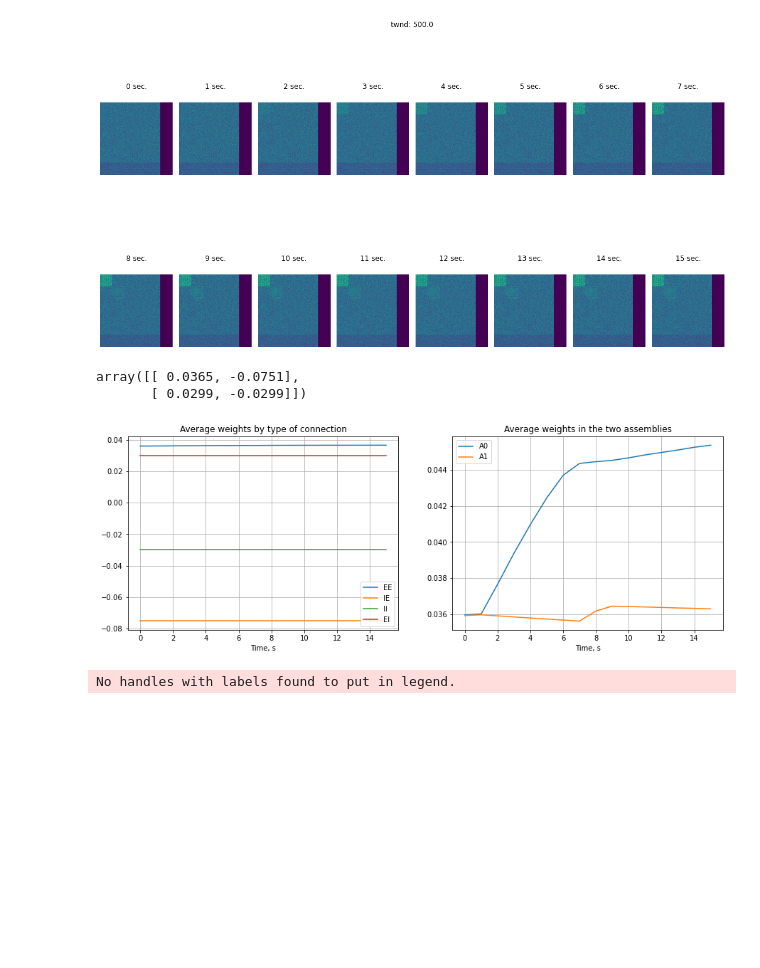
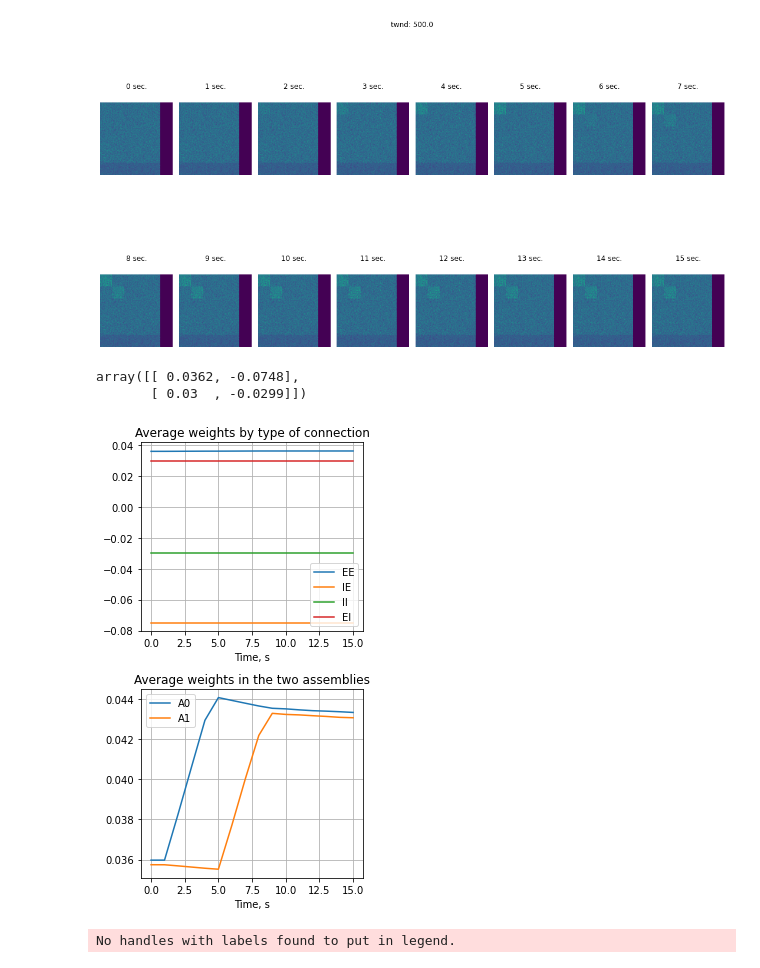
Before and after one commit to RomanKoshkin/HIRATANI, a Jupyter notebook: Hiratani_binary CPP backend.ipynb, the cells around one changed output. Cells and saved outputs as stored; diff of their text form; code cells hidden in the pictures; blank space fills up the shorter version.

```diff
--- a/Hiratani_binary CPP backend.ipynb
+++ b/Hiratani_binary CPP backend.ipynb
@@ -180,15 +180,24 @@ params = {
     "xIinit": 0.01, # the probability that an inhibitory neurons spikes at the beginning of the simulation
     "tinit": 1.00, # period of time after which STDP kicks in (100.0)
     "tdur": 1000.0,
-    "t1": 1.0   # stim 1 onset (s)
+    "t1": 1.0,   # stim 1 onset (s)
+    "U": 0.6,
+    "taustf": 200,
+    "taustd": 500,
+    "HAGA": True,
+    "asym": True,
+    "interstitial": 2.0
 }
 # %%
-NE = 1800
-NI = 360
+NE = 2500
+NI = 500
 
 params['t1'] = 1
-params['ita'] = 5
-params['itb'] = 1
+params['ita'] = 3
+params['itb'] = 3
+params['HAGA'] = True
+if params['HAGA'] == True:
+    params['g'] = 2.5
 # params['usd'] = 0.6
 
 # params['SNE'] = 5
@@ -341,39 +358,40 @@ for i in range(len(W)):
     b = W[i][:NE, NE:].mean() # IE
     c = W[i][NE:, NE:].mean() # II
     d = W[i][NE:, :NE].mean() # EI
     as0 = W[i][:500, :500].mean() # assebly 0
     as1 = W[i][500:1000, 500:1000].mean() # assebly 1
     A.append(a)
     B.append(b)
     C.append(c)
     D.append(d)
     A0.append(as0)
     A1.append(as1)
 
-plt.figure(figsize=(15,5))
-plt.subplot(1,2,1)
+plt.figure(figsize=(4,7))
+plt.subplot(2,1,1)
 plt.plot(A, label='EE')
 plt.plot(B, label='IE')
 plt.plot(C, label='II')
 plt.plot(D, label='EI')
 plt.title('Average weights by type of connection')
 plt.xlabel('Time, s')
 plt.legend(loc='lower right')
 plt.grid()
 
-plt.subplot(1,2,2)
+plt.subplot(2,1,2)
 plt.plot(A0, label='A0')
 plt.plot(A1, label='A1')
 plt.legend()
 plt.title('Average weights in the two assemblies')
 plt.xlabel('Time, s')
 plt.grid()
+plt.tight_layout()
 
 np.array([[a, b], [d, c]]).round(4)
 # %% [output]
-array([[ 0.0365, -0.0751],
-       [ 0.0299, -0.0299]])
+array([[ 0.0362, -0.0748],
+       [ 0.03  , -0.0299]])
-[figure, old version]
+[figure, new version]
 # %%
 # Eigenvalues of the weight matrix. The first two prominent eigenvalues correspond to the neural assemblies
 S = []
```
Also changed, not shown: parts of 4 cells of this notebook, 6 other files.
